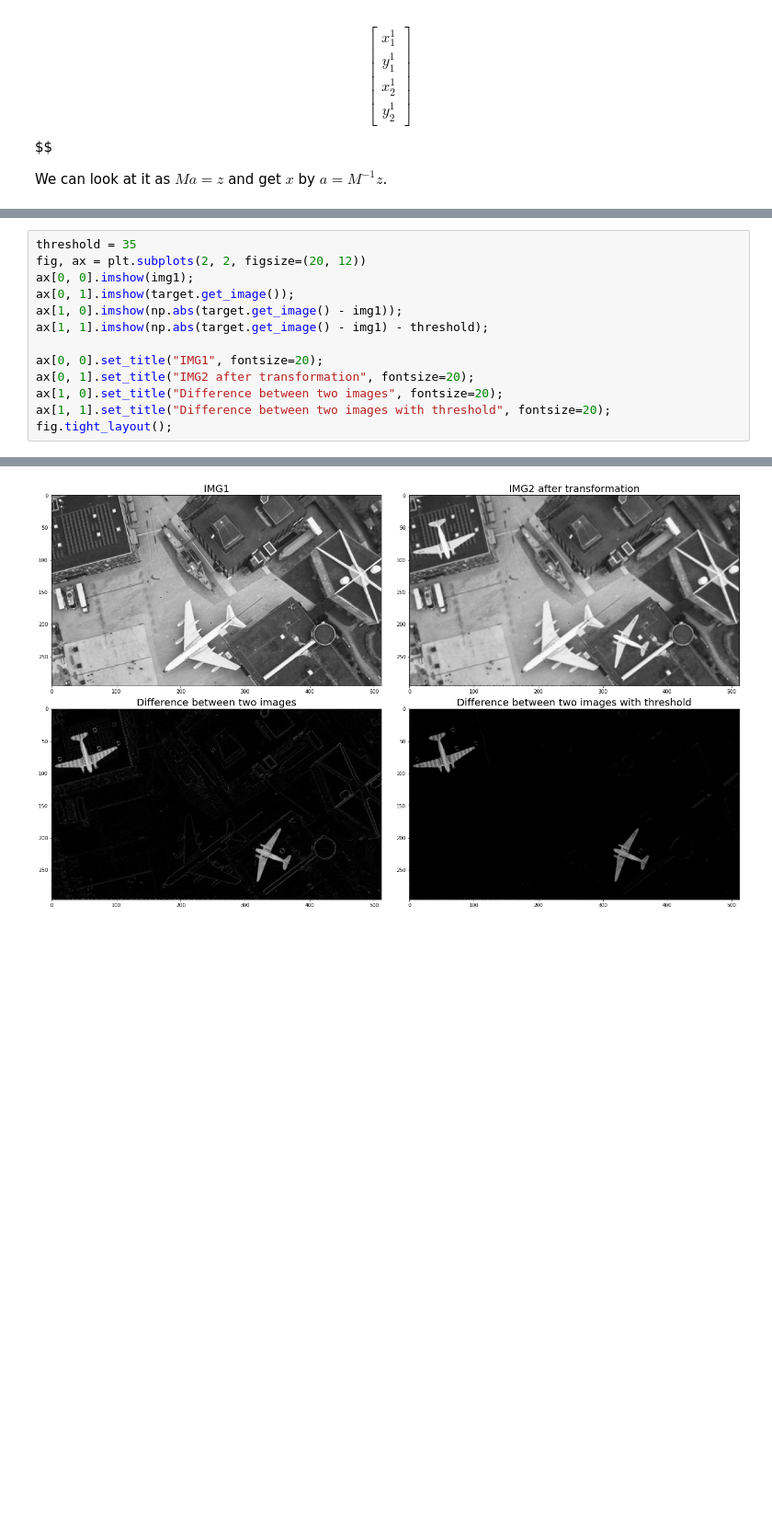
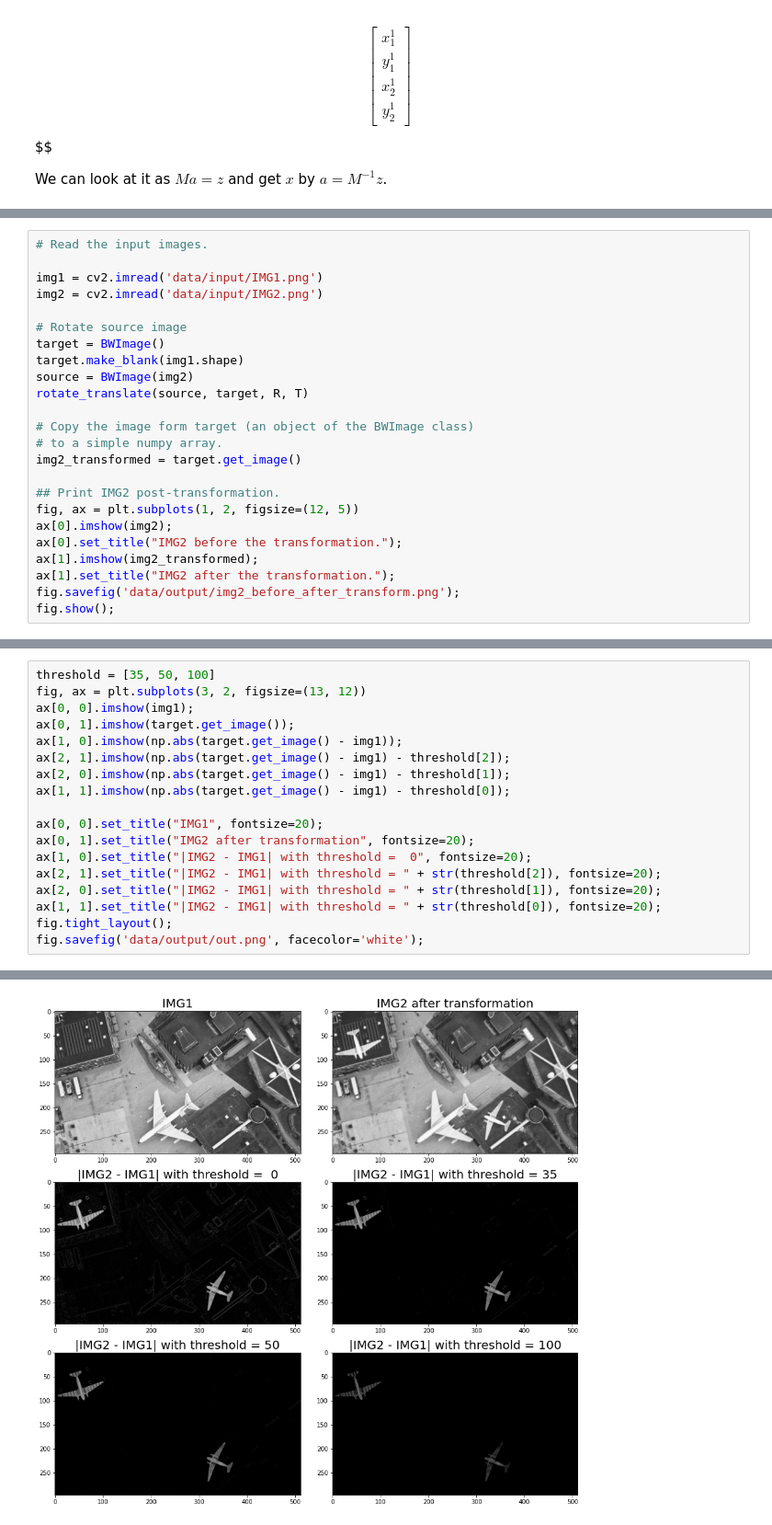
Before and after one commit to kramasamy90/image-signal-processing, a Jupyter notebook: Lab2/lab2.ipynb, the cells around one changed output, grey strips where cells are left out. Shown at 92% size. Drawn from its saved outputs; the diff is of its cells as text; blank space fills up the shorter version.

```diff
--- a/Lab2/lab2.ipynb
+++ b/Lab2/lab2.ipynb
@@ -150,0 +157,24 @@ rotate_translate(source, target, R, T)
+# %%
+# Read the input images.
+
+img1 = cv2.imread('data/input/IMG1.png')
+img2 = cv2.imread('data/input/IMG2.png')
+
+# Rotate source image
+target = BWImage()
+target.make_blank(img1.shape)
+source = BWImage(img2)
+rotate_translate(source, target, R, T)
+
+# Copy the image form target (an object of the BWImage class)
+# to a simple numpy array.
+img2_transformed = target.get_image()
+
+## Print IMG2 post-transformation.
+fig, ax = plt.subplots(1, 2, figsize=(12, 5))
+ax[0].imshow(img2);
+ax[0].set_title("IMG2 before the transformation.");
+ax[1].imshow(img2_transformed);
+ax[1].set_title("IMG2 after the transformation.");
+fig.savefig('data/output/img2_before_after_transform.png');
+fig.show();
@@ -151,15 +212,20 @@ rotate_translate(source, target, R, T)
 # %%
-threshold = 35
-fig, ax = plt.subplots(2, 2, figsize=(20, 12))
+threshold = [35, 50, 100]
+fig, ax = plt.subplots(3, 2, figsize=(13, 12))
 ax[0, 0].imshow(img1);
 ax[0, 1].imshow(target.get_image());
 ax[1, 0].imshow(np.abs(target.get_image() - img1));
-ax[1, 1].imshow(np.abs(target.get_image() - img1) - threshold);
+ax[2, 1].imshow(np.abs(target.get_image() - img1) - threshold[2]);
+ax[2, 0].imshow(np.abs(target.get_image() - img1) - threshold[1]);
+ax[1, 1].imshow(np.abs(target.get_image() - img1) - threshold[0]);
 
 ax[0, 0].set_title("IMG1", fontsize=20);
 ax[0, 1].set_title("IMG2 after transformation", fontsize=20);
-ax[1, 0].set_title("Difference between two images", fontsize=20);
-ax[1, 1].set_title("Difference between two images with threshold", fontsize=20);
+ax[1, 0].set_title("|IMG2 - IMG1| with threshold =  0", fontsize=20);
+ax[2, 1].set_title("|IMG2 - IMG1| with threshold = " + str(threshold[2]), fontsize=20);
+ax[2, 0].set_title("|IMG2 - IMG1| with threshold = " + str(threshold[1]), fontsize=20);
+ax[1, 1].set_title("|IMG2 - IMG1| with threshold = " + str(threshold[0]), fontsize=20);
 fig.tight_layout();
+fig.savefig('data/output/out.png', facecolor='white');
 # %% [output]
 Clipping input data to the valid range for imshow with RGB data ([0..1] for floats or [0..255] for integers).
@@ -166 +234 @@ Clipping input data to the valid range for imshow with RGB data ([0..1] for floa
-[figure, old version]
+[figure, new version]
```
Also changed, not shown: parts of 22 cells of this notebook, 6 other files.
